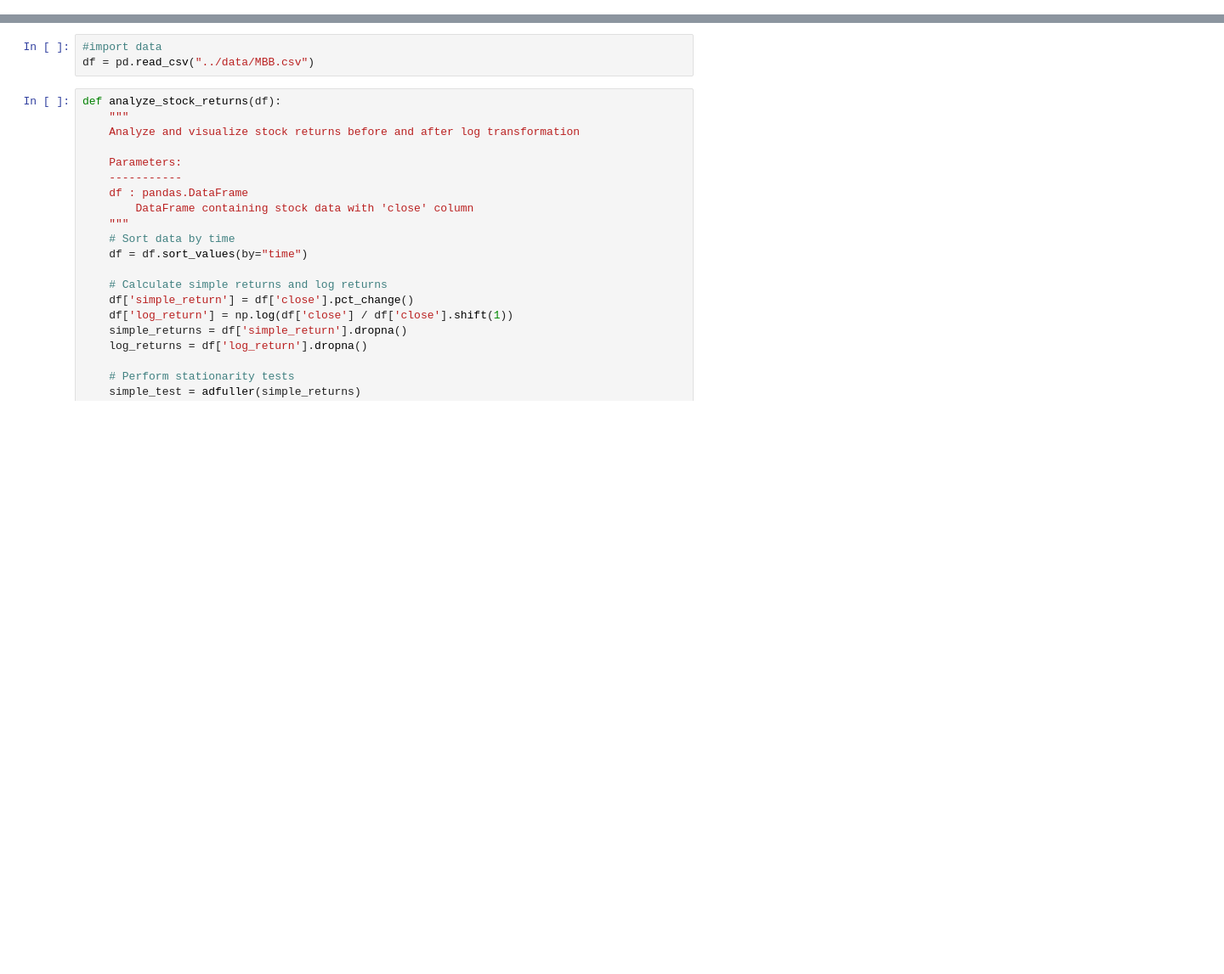
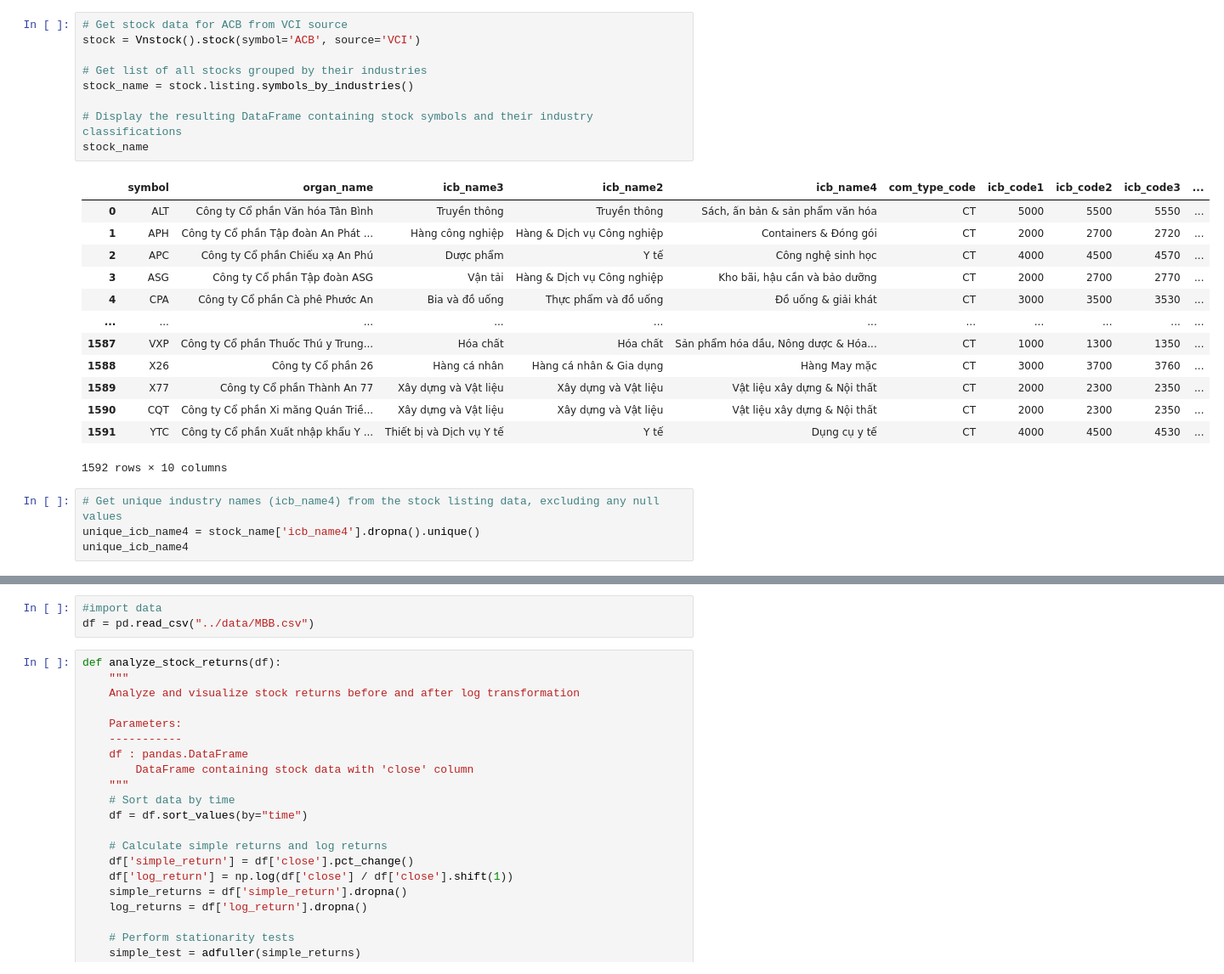
Before and after one commit to binhuyen1607/monte_carlo_simulation, a Jupyter notebook: notebooks/EDA.ipynb, the cells around one changed output, grey strips where cells are left out. Shown at 85% size. Cells and saved outputs as stored; diff of their text form; blank space fills up the shorter version.

```diff
--- a/notebooks/EDA.ipynb
+++ b/notebooks/EDA.ipynb
@@ -10,0 +9,27 @@ import seaborn as sns
+# %%
+# Get stock data for ACB from VCI source
+stock = Vnstock().stock(symbol='ACB', source='VCI')
+
+# Get list of all stocks grouped by their industries
+stock_name = stock.listing.symbols_by_industries()
+
+# Display the resulting DataFrame containing stock symbols and their industry classifications
+stock_name
+# %% [output]
+|  | symbol | organ_name | icb_name3 | icb_name2 | icb_name4 | com_type_code | icb_code1 | icb_code2 | icb_code3 | ... |
+| 0 | ALT | Công ty Cổ phần Văn hóa Tân Bình | Truyền thông | Truyền thông | Sách, ấn bản & sản phẩm văn hóa | CT | 5000 | 5500 | 5550 | ... |
+| 1 | APH | Công ty Cổ phần Tập đoàn An Phát ... | Hàng công nghiệp | Hàng & Dịch vụ Công nghiệp | Containers & Đóng gói | CT | 2000 | 2700 | 2720 | ... |
+| 2 | APC | Công ty Cổ phần Chiếu xạ An Phú | Dược phẩm | Y tế | Công nghệ sinh học | CT | 4000 | 4500 | 4570 | ... |
+| 3 | ASG | Công ty Cổ phần Tập đoàn ASG | Vận tải | Hàng & Dịch vụ Công nghiệp | Kho bãi, hậu cần và bảo dưỡng | CT | 2000 | 2700 | 2770 | ... |
+| 4 | CPA | Công ty Cổ phần Cà phê Phước An | Bia và đồ uống | Thực phẩm và đồ uống | Đồ uống & giải khát | CT | 3000 | 3500 | 3530 | ... |
+| ... | ... | ... | ... | ... | ... | ... | ... | ... | ... | ... |
+| 1587 | VXP | Công ty Cổ phần Thuốc Thú y Trung... | Hóa chất | Hóa chất | Sản phẩm hóa dầu, Nông dược & Hóa... | CT | 1000 | 1300 | 1350 | ... |
+| 1588 | X26 | Công ty Cổ phần 26 | Hàng cá nhân | Hàng cá nhân & Gia dụng | Hàng May mặc | CT | 3000 | 3700 | 3760 | ... |
+| 1589 | X77 | Công ty Cổ phần Thành An 77 | Xây dựng và Vật liệu | Xây dựng và Vật liệu | Vật liệu xây dựng & Nội thất | CT | 2000 | 2300 | 2350 | ... |
+| 1590 | CQT | Công ty Cổ phần Xi măng Quán Triề... | Xây dựng và Vật liệu | Xây dựng và Vật liệu | Vật liệu xây dựng & Nội thất | CT | 2000 | 2300 | 2350 | ... |
+| 1591 | YTC | Công ty Cổ phần Xuất nhập khẩu Y ... | Thiết bị và Dịch vụ Y tế | Y tế | Dụng cụ y tế | CT | 4000 | 4500 | 4530 | ... |
+1592 rows × 10 columns
+# %%
+# Get unique industry names (icb_name4) from the stock listing data, excluding any null values
+unique_icb_name4 = stock_name['icb_name4'].dropna().unique()
+unique_icb_name4
```
Also changed, not shown: parts of 10 cells of this notebook.
